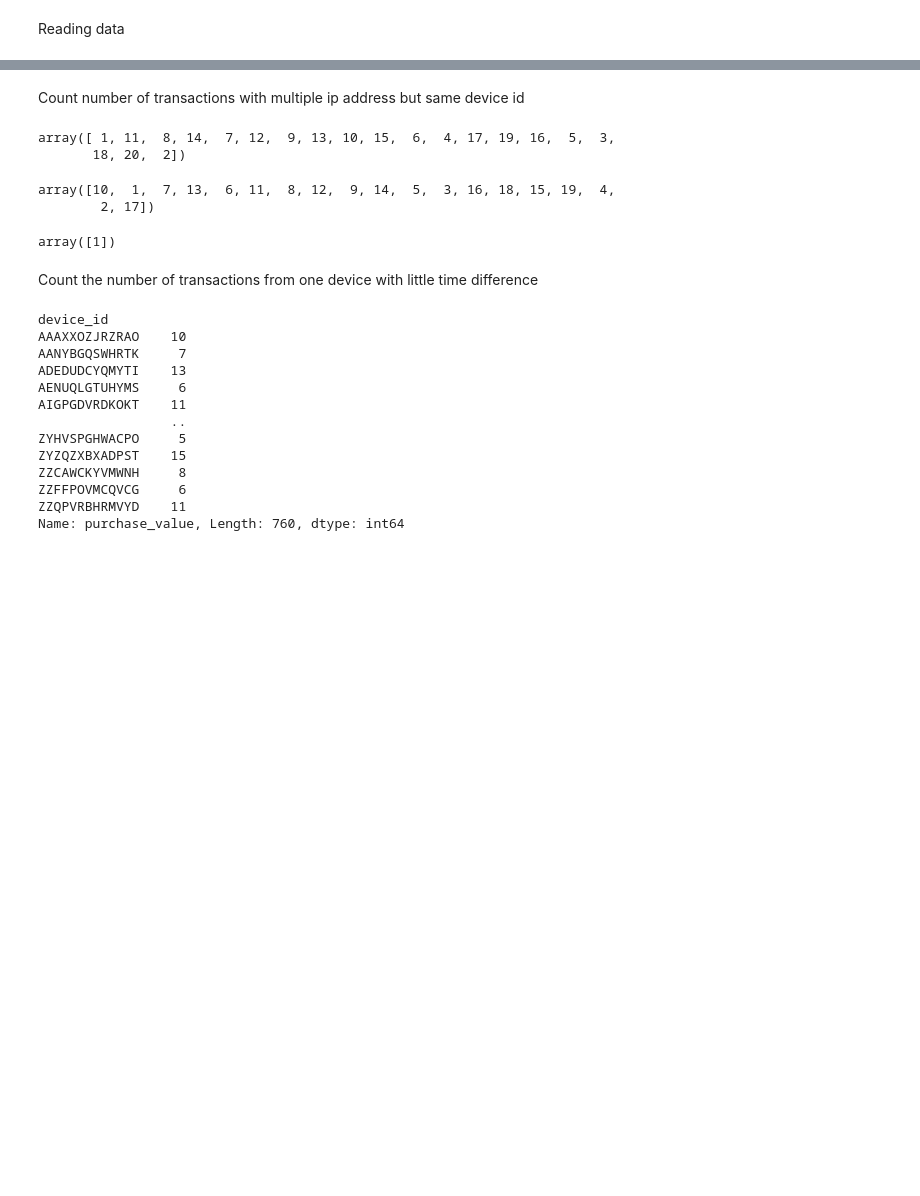
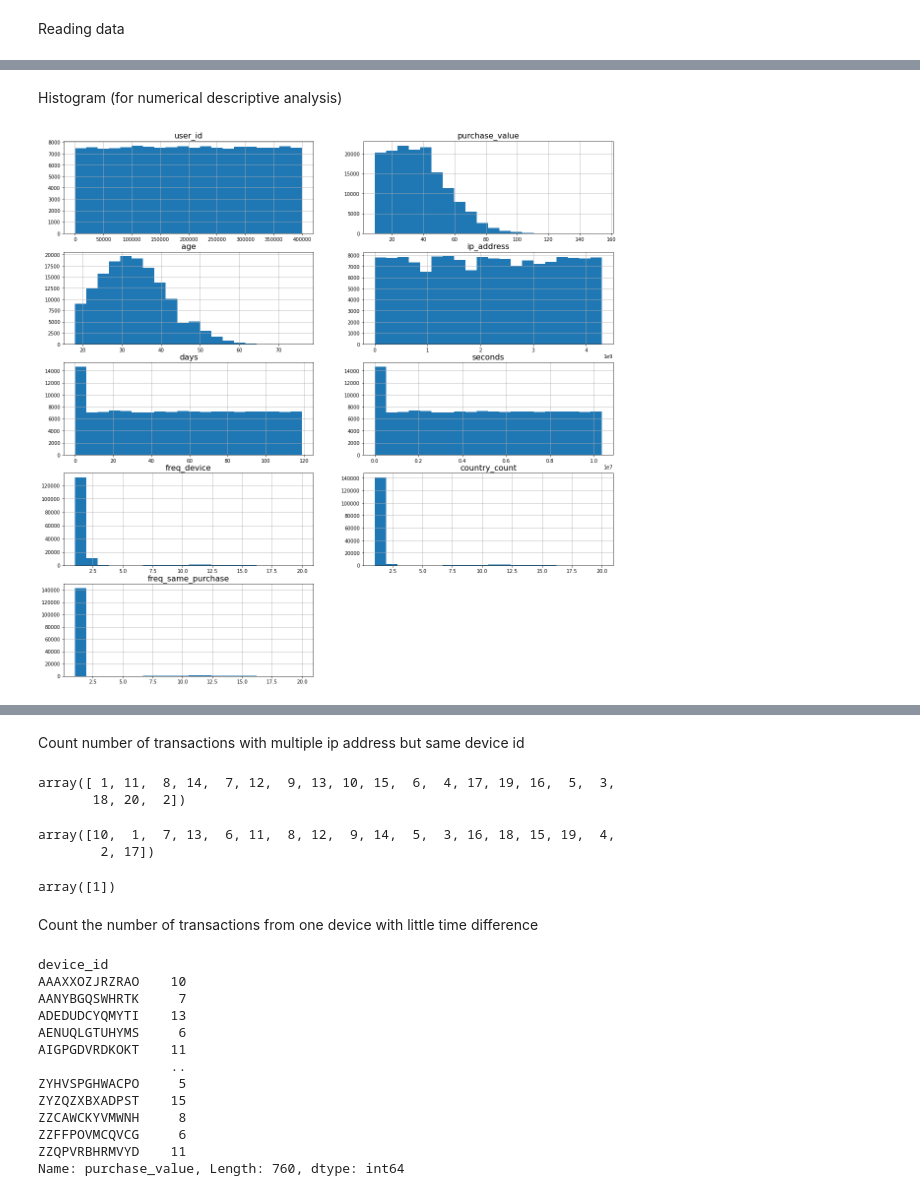
Before and after one commit to KohSiXing/BT4012-Fraud-Analytics, a Jupyter notebook: eda.ipynb, the cells around one changed output, grey strips where cells are left out. Cells and saved outputs as stored; diff of their text form; code cells hidden in the pictures; blank space fills up the shorter version.

```diff
--- a/eda.ipynb
+++ b/eda.ipynb
@@ -25,0 +264,14 @@ non_f_data = data[data["class"] == 0]
+# %% [markdown]
+Histogram (for numerical descriptive analysis)
+# %%
+plt.figure(figsize=(20, 20))
+plt.subplot(321)
+
+axes = [None] * len(numerical_variables)
+
+for index, name in enumerate(data[numerical_variables].columns):
+    axes[index] = plt.subplot(5, 2, index+1, label=str(index))
+    data[name].hist(ax=axes[index], bins=20)
+    axes[index].set_title(name, fontsize=16)
+# %% [output]
+[figure, added]
```
Also changed, not shown: parts of 32 cells of this notebook.
